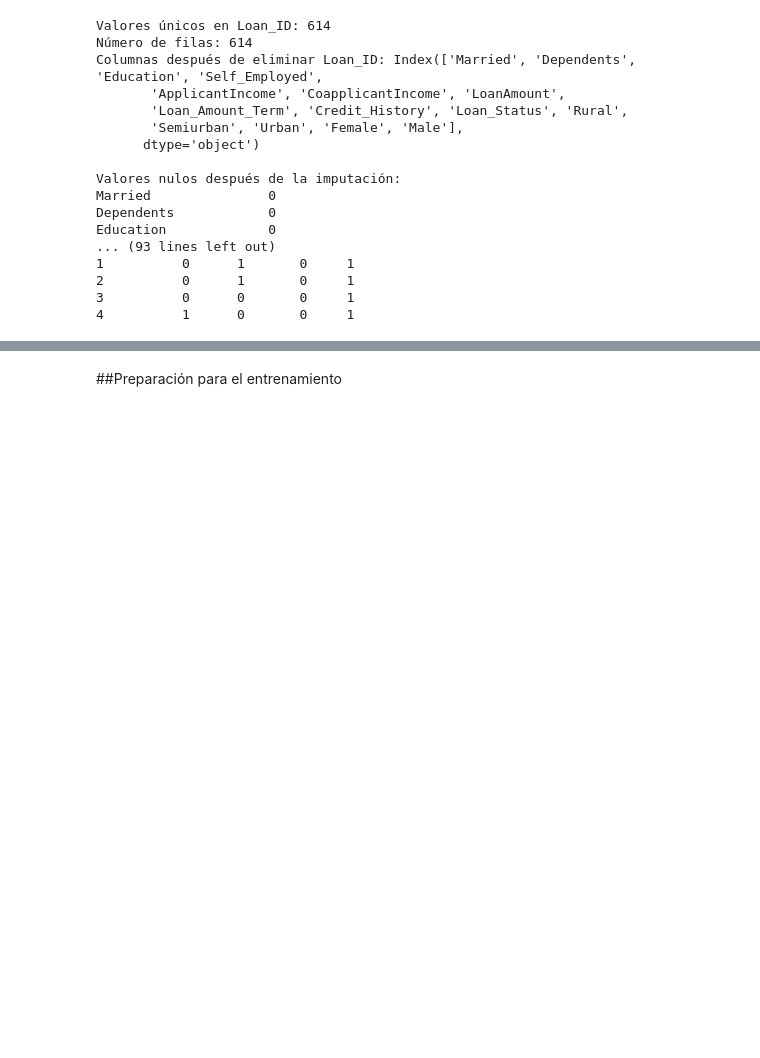
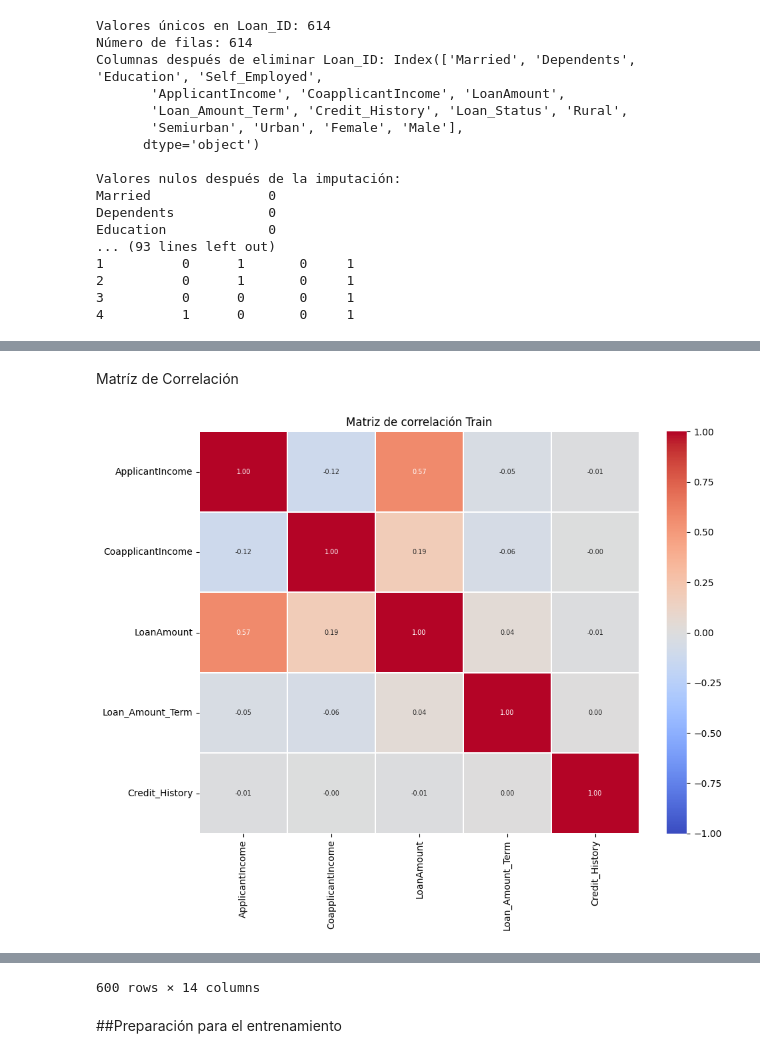
Before and after one commit to nicolassmarti/HE2_IA_P1, a Jupyter notebook: Codigo_Principal.ipynb, the cells around one changed output, grey strips where cells are left out. Cells and saved outputs as stored; diff of their text form; code cells hidden in the pictures; blank space fills up the shorter version.

```diff
--- a/Codigo_Principal.ipynb
+++ b/Codigo_Principal.ipynb
@@ -527,0 +339,20 @@ count  10000.00   10000.00  10000.00   10000.00  10000.00  10000.00  10000.00
+# %% [markdown]
+Matríz de Correlación
+# %%
+# Seleccionar solo las columnas numéricas
+numeric_df = df.select_dtypes(include=['float64', 'int64'])
+
+# Calcular la matriz de correlación
+correlation_matrix = numeric_df.corr()
+
+# Grafico
+plt.figure(figsize=(10, 8))
+
+sns.heatmap(correlation_matrix, annot=True, cmap='coolwarm', vmin=-1, vmax=1,
+            annot_kws={"size": 7}, fmt=".2f", linewidths=0.3)
+
+plt.title('Matriz de correlación Train', fontsize=12)
+plt.tight_layout()
+plt.show()
+# %% [output]
+[figure, added]
@@ -528,3 +371,4 @@ count  10000.00   10000.00  10000.00   10000.00  10000.00  10000.00  10000.00
+600 rows × 14 columns
 # %% [markdown]
 ##Preparación para el entrenamiento
 # %%
```
Also changed, not shown: parts of 16 cells of this notebook.
